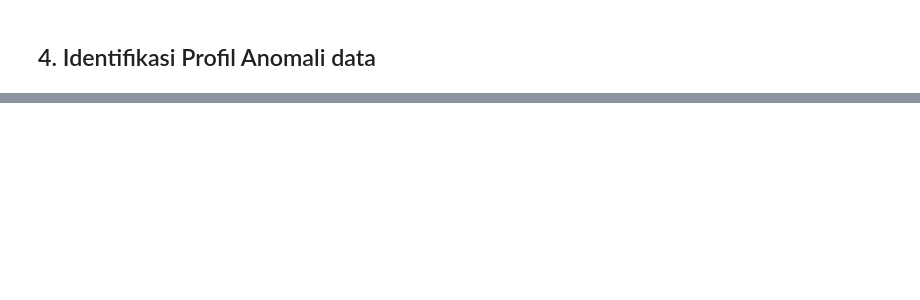
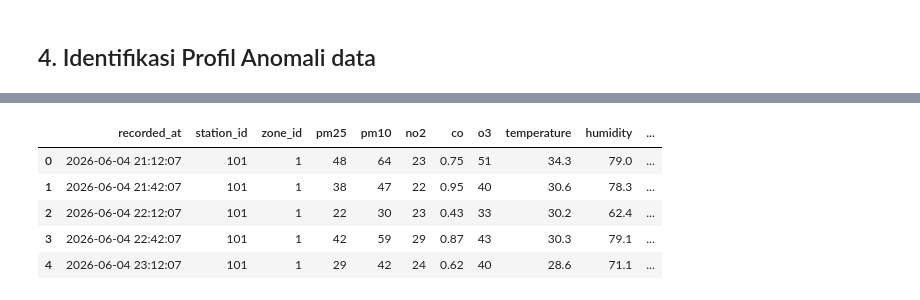
Before and after one commit to ainaa0099/smart-air-quality-monitoring, a Jupyter notebook: ml-service/EDA_PPLBS.ipynb, the cells around one changed output, grey strips where cells are left out. Cells and saved outputs as stored; diff of their text form; code cells hidden in the pictures; blank space fills up the shorter version.

```diff
--- a/ml-service/EDA_PPLBS.ipynb
+++ b/ml-service/EDA_PPLBS.ipynb
@@ -157,0 +176,36 @@ Total Anomali yang Dimasukkan: 287 data dari 5500 total baris
+# %%
+df['recorded_at'] = pd.to_datetime(df['recorded_at'])
+
+df = df.sort_values(['zone_id','recorded_at'])
+
+df['future_pm25'] = df.groupby('zone_id')['pm25'].shift(-1)
+
+df['hour'] = df['recorded_at'].dt.hour
+df['day'] = df['recorded_at'].dt.dayofweek
+
+df['pm25_prev'] = df.groupby('zone_id')['pm25'].shift(1)
+
+df['sensor_value'] = df['pm25']
+
+df['rolling_mean_1h'] = (
+    df.groupby('zone_id')['sensor_value']
+      .rolling(3,min_periods=1)
+      .mean()
+      .reset_index(level=0,drop=True)
+)
+
+df['z_score'] = (
+    df.groupby('zone_id')['sensor_value']
+      .transform(lambda x:(x-x.mean())/x.std())
+)
+
+df = df.dropna().reset_index(drop=True)
+
+df.head()
+# %% [output]
+|  | recorded_at | station_id | zone_id | pm25 | pm10 | no2 | co | o3 | temperature | humidity | ... |
+| 0 | 2026-06-04 21:12:07 | 101 | 1 | 48 | 64 | 23 | 0.75 | 51 | 34.3 | 79.0 | ... |
+| 1 | 2026-06-04 21:42:07 | 101 | 1 | 38 | 47 | 22 | 0.95 | 40 | 30.6 | 78.3 | ... |
+| 2 | 2026-06-04 22:12:07 | 101 | 1 | 22 | 30 | 23 | 0.43 | 33 | 30.2 | 62.4 | ... |
+| 3 | 2026-06-04 22:42:07 | 101 | 1 | 42 | 59 | 29 | 0.87 | 43 | 30.3 | 79.1 | ... |
+| 4 | 2026-06-04 23:12:07 | 101 | 1 | 29 | 42 | 24 | 0.62 | 40 | 28.6 | 71.1 | ... |
```
Also changed, not shown: parts of 21 cells of this notebook.
